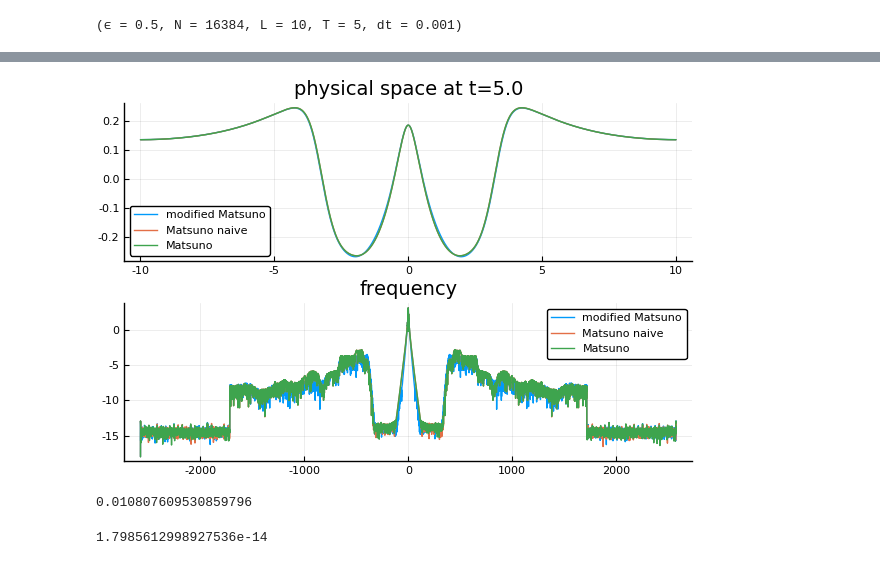
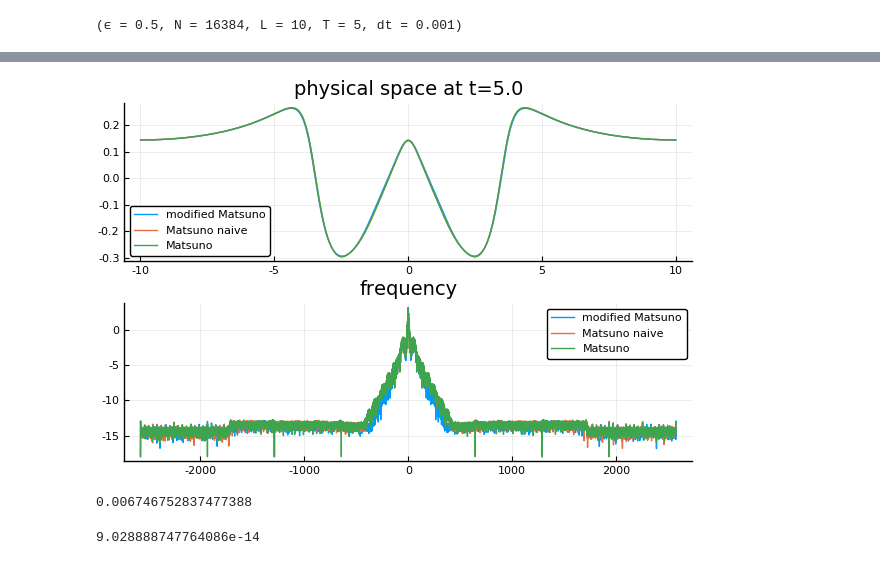
Before and after one commit to WaterWavesModels/WaterWaves1D.jl, a Jupyter notebook: notebooks/Matsunos.ipynb, the cells around one changed output, grey strips where cells are left out. Cells and saved outputs as stored; diff of their text form; code cells hidden in the pictures.

```diff
--- a/notebooks/Matsunos.ipynb
+++ b/notebooks/Matsunos.ipynb
@@ -50,0 +46,20 @@ problems2X = [ problem21, problem22, problem23 ];
+# %%
+ni = length(inits)
+nm = length(models)
+
+
+function init(args...)
+    indices = []
+    for n in args
+        append!(indices,range(nm*(n-1)+1, stop = nm*(n-1)+nm))
+    end
+    indices
+end
+
+function model(args...)
+    indices = []
+    for n in args
+        append!(indices,range(n, stop = ni*nm, step = nm))
+    end
+    indices
+end
@@ -51,13 +68,9 @@ problems2X = [ problem21, problem22, problem23 ];
 # %%
-problems=problemsX3
-
-p = plot(layout=(2,1))
-
-for problem in problems
-    print("\nNow solving the model ",problem.model.label,"\n")
-    @time solve!( problem )
-    fig_problem!( p, problem )
+function compute(p)
+    for problem in p
+        print("\nNow solving the model ",problem.model.label,"\n")
+        @time solve!( problem )
+        sleep(0.1)
+    end
 end
-
-p
 # %% [output]
@@ -66,16 +92,16 @@ problem.param = (ϵ = 0.5, N = 16384, L = 10, T = 5, dt = 0.001)
 # %%
 p = plot(layout=(2,1))
-for problem in problems
+for problem in problems[init(1)]
     fig_problem!( p, problem ,5)
 end
 p
 # %% [output]
-[figure, old version]
+[figure, new version]
 # %%
-maximum(mapfro(model0,problem13.data.U[1000])[2].-mapfro(model0,problem03.data.U[1000])[2])
+maximum(mapfro(models[1],problems[init(1)[1]].data.U[1000])[2].-mapfro(models[1],problems[init(1)[2]].data.U[1000])[2])
 # %% [output]
-0.010807609530859796
+0.006746752837477388
 # %%
-maximum(mapfro(model0,problem13.data.U[1000])[2].-mapfro(model0,problem23.data.U[1000])[2])
+maximum(mapfro(models[1],problems[init(1)[2]].data.U[1000])[2].-mapfro(models[1],problems[init(1)[3]].data.U[1000])[2])
 # %% [output]
-1.7985612998927536e-14
+9.028888747764086e-14
```
Also changed, not shown: parts of 15 cells of this notebook, 11 other files.
